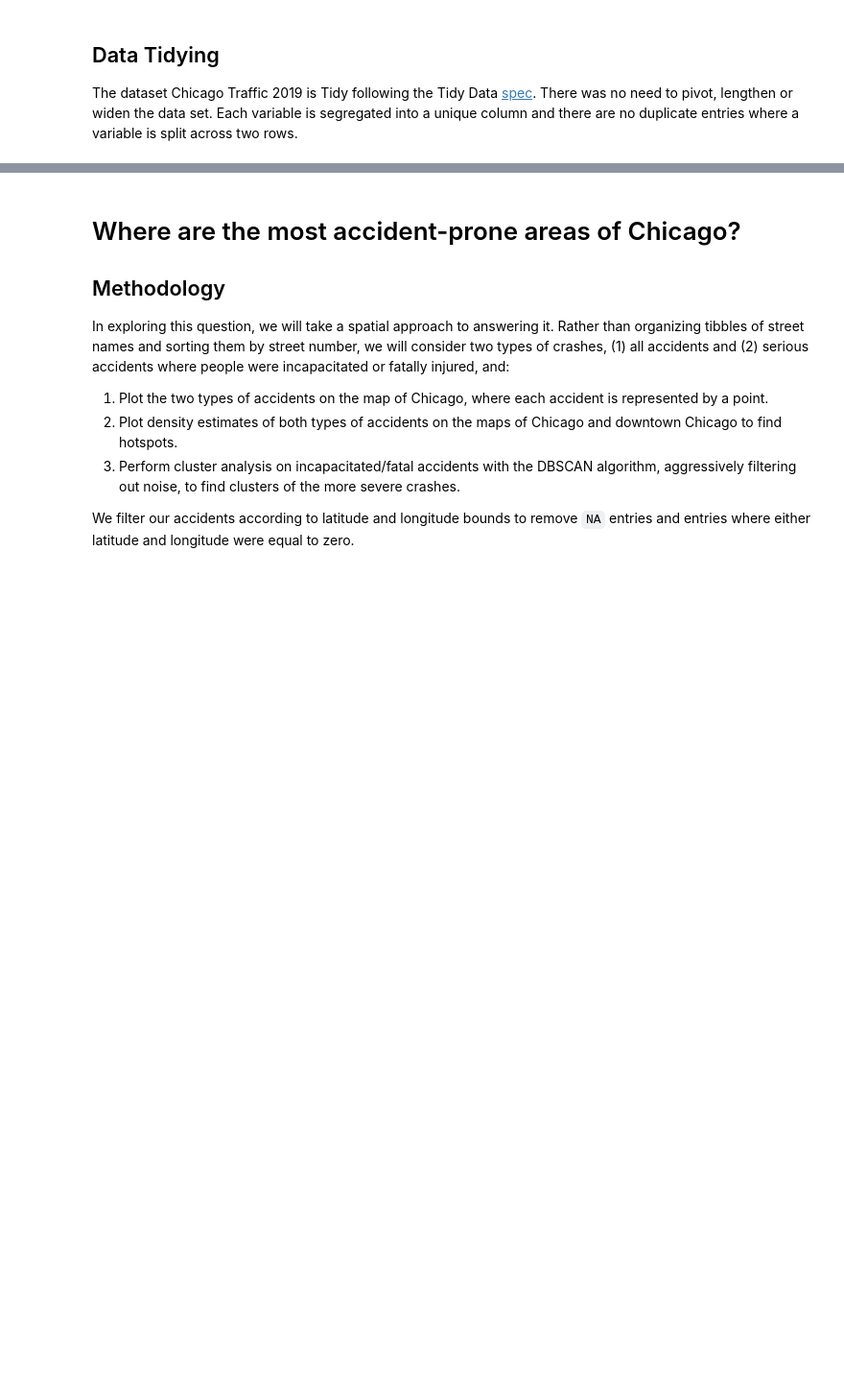
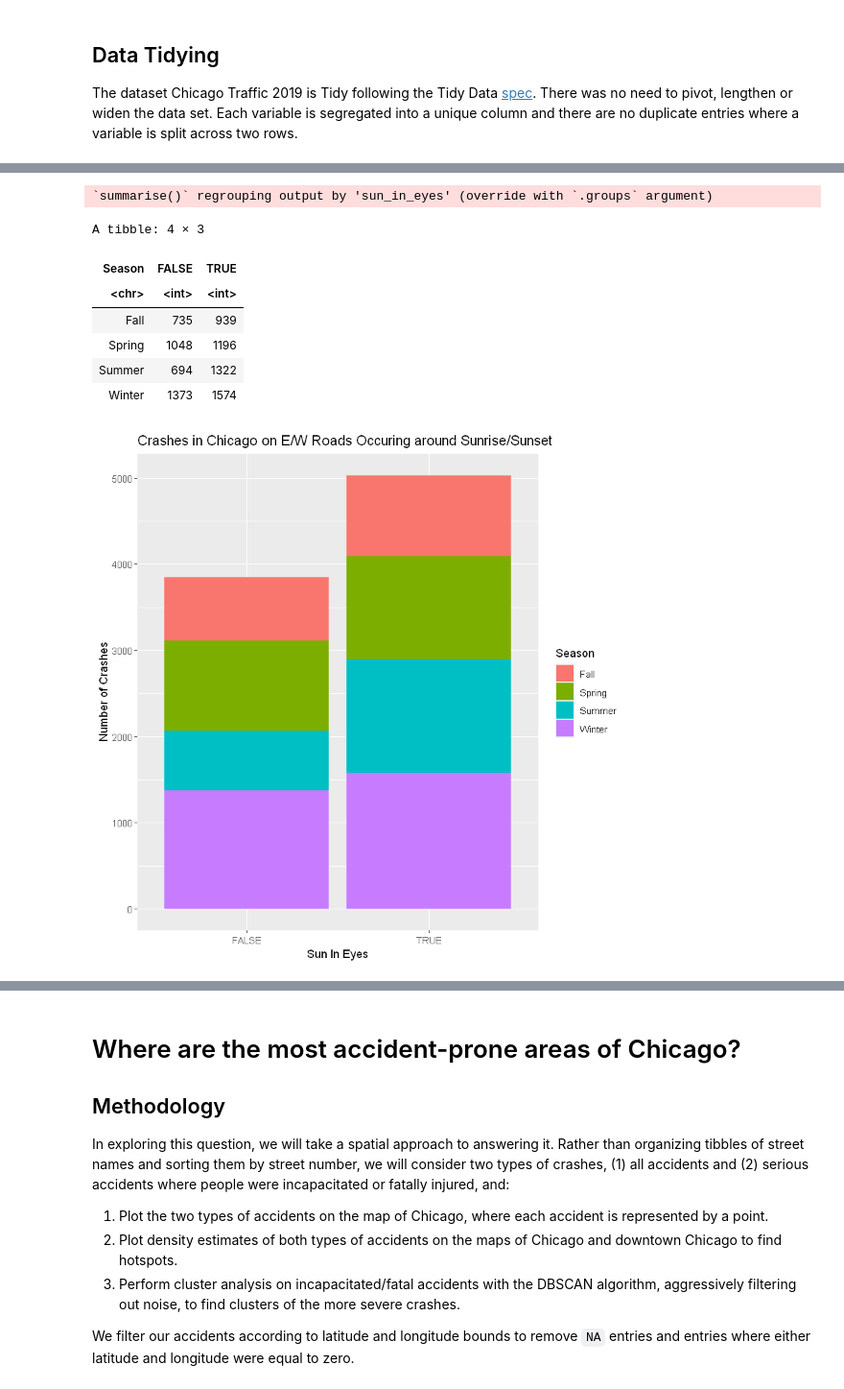
Before and after one commit to hetankevin/Chicago-Traffic-Accidents, a Jupyter notebook: chicagoLocations.ipynb, the cells around one changed output, grey strips where cells are left out. Shown at 96% size. Cells and saved outputs as stored; diff of their text form; code cells hidden in the pictures; blank space fills up the shorter version.

```diff
--- a/chicagoLocations.ipynb
+++ b/chicagoLocations.ipynb
@@ -127,0 +211,64 @@ The dataset Chicago Traffic 2019 is Tidy following the Tidy Data [spec](https://
+# %%
+
+#this graph takes all crashes that occurred during sunrise/sunset and determines if there were significantly more that occurred for drivers with sun in their eyes
+sunriseset <- mutate(by_season, sun_in_eyes = NA)
+#summer
+sunriseset$sun_in_eyes[(sunriseset$STREET_DIRECTION == "E")
+                       & sunriseset$CRASH_SEASON == "Summer" &
+                      sunriseset$CRASH_HOUR <=6 & sunriseset$CRASH_HOUR >= 5] = TRUE
+sunriseset$sun_in_eyes[(sunriseset$STREET_DIRECTION == "W")
+                       & sunriseset$CRASH_SEASON == "Summer" &
+                      sunriseset$CRASH_HOUR <=6 & sunriseset$CRASH_HOUR >= 5] = FALSE
+sunriseset$sun_in_eyes[(sunriseset$STREET_DIRECTION == "E")
+                       & sunriseset$CRASH_SEASON == "Summer" &
+                      sunriseset$CRASH_HOUR <=19 & sunriseset$CRASH_HOUR >= 18] = FALSE
+sunriseset$sun_in_eyes[(sunriseset$STREET_DIRECTION == "W")
+                       & sunriseset$CRASH_SEASON == "Summer" &
+                      sunriseset$CRASH_HOUR <=19 & sunriseset$CRASH_HOUR >= 18] = TRUE
+#winter
+sunriseset$sun_in_eyes[(sunriseset$STREET_DIRECTION == "E")
+                       & (sunriseset$CRASH_SEASON == "Winter" | sunriseset$CRASH_MONTH == 11 | sunriseset$CRASH_MONTH == 2) &
+                      sunriseset$CRASH_HOUR <= 8 & sunriseset$CRASH_HOUR >= 7] = TRUE
+sunriseset$sun_in_eyes[(sunriseset$STREET_DIRECTION == "W")
+                       & sunriseset$CRASH_SEASON == "Winter" &
+                      sunriseset$CRASH_HOUR <=8 & sunriseset$CRASH_HOUR >= 7] = FALSE
+sunriseset$sun_in_eyes[(sunriseset$STREET_DIRECTION == "E")
+                       & sunriseset$CRASH_SEASON == "Winter" &
+                      sunriseset$CRASH_HOUR <=16 & sunriseset$CRASH_HOUR >= 15] = FALSE
+sunriseset$sun_in_eyes[(sunriseset$STREET_DIRECTION == "W")
+                       & sunriseset$CRASH_SEASON == "Winter" &
+                      sunriseset$CRASH_HOUR <=16 & sunriseset$CRASH_HOUR >= 15] = TRUE
+
+#spring/fall
+sunriseset$sun_in_eyes[(sunriseset$STREET_DIRECTION == "E")
+                       & ((sunriseset$CRASH_MONTH >=3 & sunriseset$CRASH_MONTH <=5) |
+                          (sunriseset$CRASH_MONTH == 9 | sunriseset$CRASH_MONTH == 10)) &
+                      sunriseset$CRASH_HOUR <= 7 & sunriseset$CRASH_HOUR >= 6] = TRUE
+sunriseset$sun_in_eyes[(sunriseset$STREET_DIRECTION == "W")
+                       & ((sunriseset$CRASH_MONTH >=3 & sunriseset$CRASH_MONTH <=5) |
+                          (sunriseset$CRASH_MONTH == 9 | sunriseset$CRASH_MONTH == 10)) &
+                      sunriseset$CRASH_HOUR <= 7 & sunriseset$CRASH_HOUR >= 6] = FALSE
+sunriseset$sun_in_eyes[(sunriseset$STREET_DIRECTION == "E")
+                       & ((sunriseset$CRASH_MONTH >=3 & sunriseset$CRASH_MONTH <=5) |
+                          (sunriseset$CRASH_MONTH == 9 | sunriseset$CRASH_MONTH == 10)) &
+                      sunriseset$CRASH_HOUR <=19 & sunriseset$CRASH_HOUR >= 18] = FALSE
+sunriseset$sun_in_eyes[(sunriseset$STREET_DIRECTION == "W")
+                       & ((sunriseset$CRASH_MONTH >=3 & sunriseset$CRASH_MONTH <=5) |
+                          (sunriseset$CRASH_MONTH == 9 | sunriseset$CRASH_MONTH == 10)) &
+                      sunriseset$CRASH_HOUR <= 19 & sunriseset$CRASH_HOUR >= 18] = TRUE
+
+#binomial test to see if a statistically significant difference exists
+sunriseset <- filter(sunriseset, !is.na(sun_in_eyes))
+binom.test(nrow(filter(sunriseset, sun_in_eyes == TRUE)),nrow(sunriseset), p = 0.5, alternative = "two.sided", conf.level = 0.99)
+
+#plot
+ggplot(sunriseset) + geom_bar(aes(x = sun_in_eyes, fill = CRASH_SEASON)) +labs(x = "Sun In Eyes", y = "Number of Crashes", title = "Crashes in Chicago on E/W Roads Occuring around Sunrise/Sunset", fill = "Season")
+
+#table
+table = group_by(sunriseset, sun_in_eyes, CRASH_SEASON) %>%
+summarize(n = n()) %>%
+spread(sun_in_eyes, n) %>%
+rename("Season" = CRASH_SEASON)
+
+table
+# %% [output]
@@ -127,0 +285,9 @@ The dataset Chicago Traffic 2019 is Tidy following the Tidy Data [spec](https://
+`summarise()` regrouping output by 'sun_in_eyes' (override with `.groups` argument)
+A tibble: 4 × 3
+| Season | FALSE | TRUE |
+| <chr> | <int> | <int> |
+| Fall | 735 | 939 |
+| Spring | 1048 | 1196 |
+| Summer | 694 | 1322 |
+| Winter | 1373 | 1574 |
+[figure, added]
```
Also changed, not shown: parts of 29 cells of this notebook.
